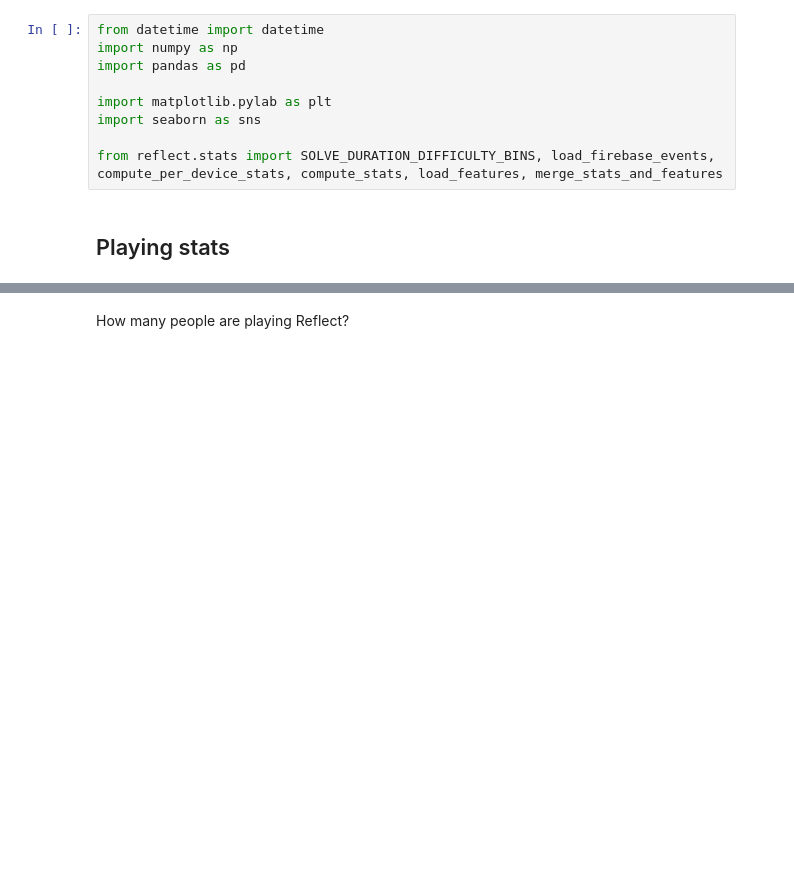
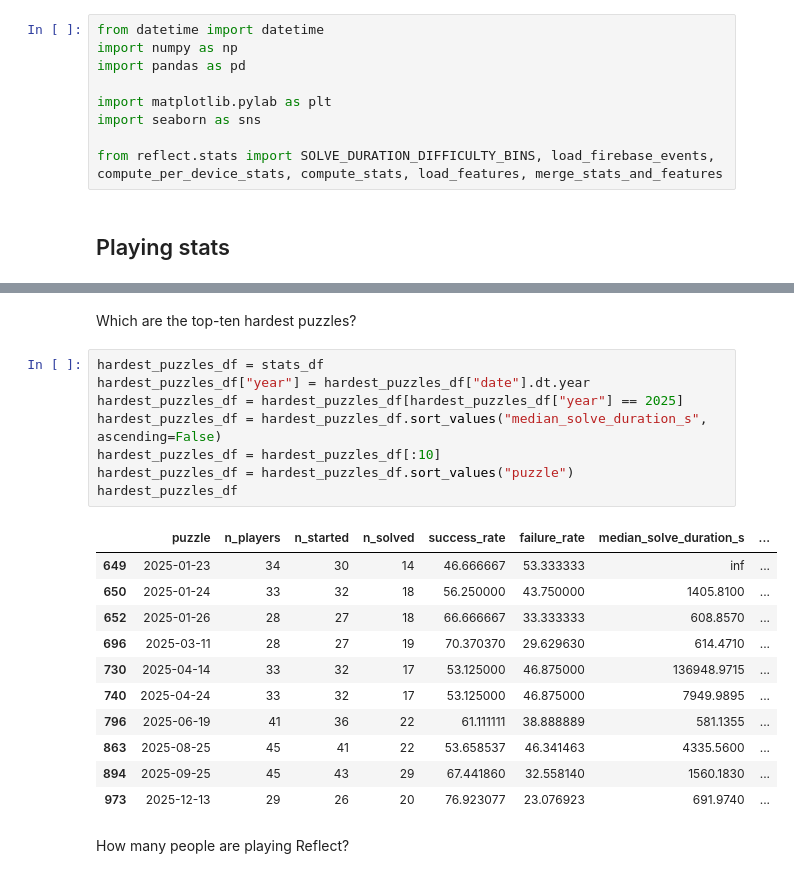
Before and after one commit to tomwhite/reflect, a Jupyter notebook: daily-stats.ipynb, the cells around one changed output, grey strips where cells are left out. Drawn from its saved outputs; the diff is of its cells as text; blank space fills up the shorter version.

Commit message:
Daily stats

```diff
--- a/daily-stats.ipynb
+++ b/daily-stats.ipynb
@@ -50,3 +50,25 @@ stats_df
+# %% [markdown]
+Which are the top-ten hardest puzzles?
+# %%
+hardest_puzzles_df = stats_df
+hardest_puzzles_df["year"] = hardest_puzzles_df["date"].dt.year
+hardest_puzzles_df = hardest_puzzles_df[hardest_puzzles_df["year"] == 2025]
+hardest_puzzles_df = hardest_puzzles_df.sort_values("median_solve_duration_s", ascending=False)
+hardest_puzzles_df = hardest_puzzles_df[:10]
+hardest_puzzles_df = hardest_puzzles_df.sort_values("puzzle")
+hardest_puzzles_df
+# %% [output]
+|  | puzzle | n_players | n_started | n_solved | success_rate | failure_rate | median_solve_duration_s | ... |
+| 649 | 2025-01-23 | 34 | 30 | 14 | 46.666667 | 53.333333 | inf | ... |
+| 650 | 2025-01-24 | 33 | 32 | 18 | 56.250000 | 43.750000 | 1405.8100 | ... |
+| 652 | 2025-01-26 | 28 | 27 | 18 | 66.666667 | 33.333333 | 608.8570 | ... |
+| 696 | 2025-03-11 | 28 | 27 | 19 | 70.370370 | 29.629630 | 614.4710 | ... |
+| 730 | 2025-04-14 | 33 | 32 | 17 | 53.125000 | 46.875000 | 136948.9715 | ... |
+| 740 | 2025-04-24 | 33 | 32 | 17 | 53.125000 | 46.875000 | 7949.9895 | ... |
+| 796 | 2025-06-19 | 41 | 36 | 22 | 61.111111 | 38.888889 | 581.1355 | ... |
+| 863 | 2025-08-25 | 45 | 41 | 22 | 53.658537 | 46.341463 | 4335.5600 | ... |
+| 894 | 2025-09-25 | 45 | 43 | 29 | 67.441860 | 32.558140 | 1560.1830 | ... |
+| 973 | 2025-12-13 | 29 | 26 | 20 | 76.923077 | 23.076923 | 691.9740 | ... |
 # %% [markdown]
 How many people are playing Reflect?
 # %%
```
Also changed, not shown: parts of 2 cells of this notebook, 1 other file.
